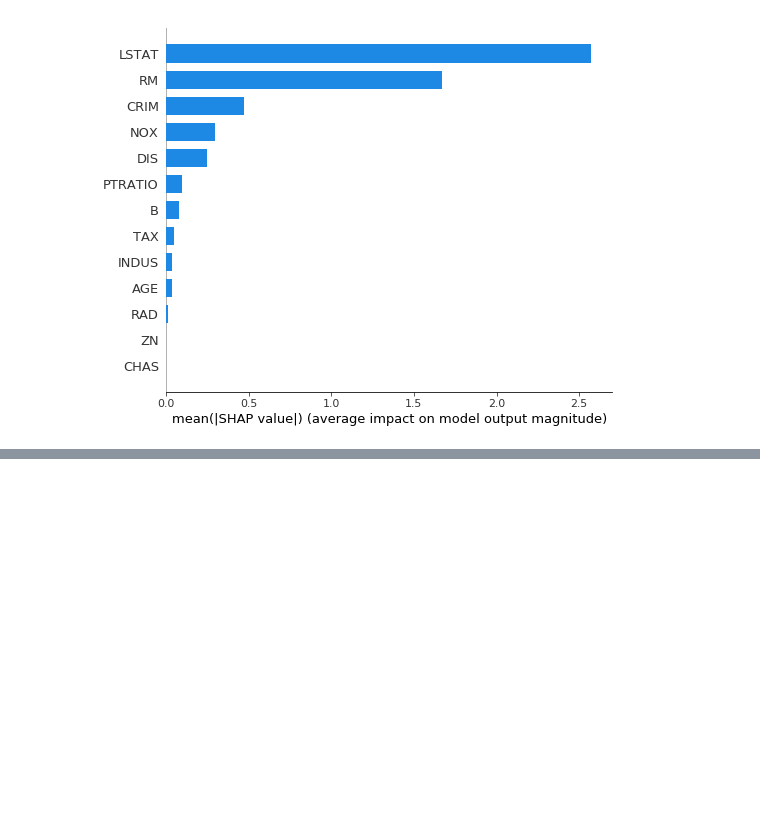
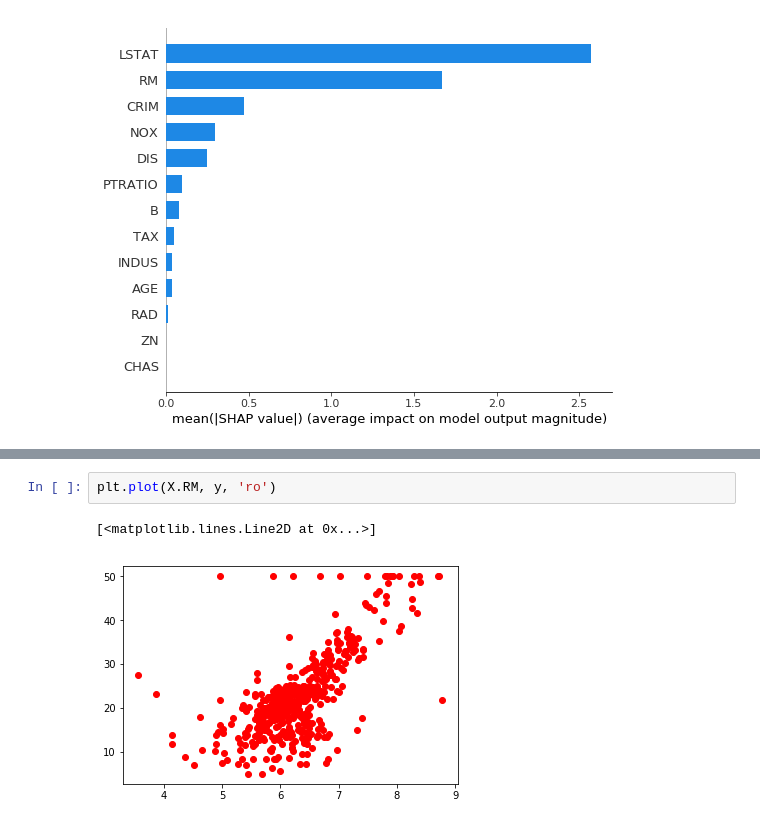
Before and after one commit to PengInGitHub/catboost, a Jupyter notebook: SHAP.ipynb, the cells around one changed output, grey strips where cells are left out. Drawn from its saved outputs; the diff is of its cells as text; blank space fills up the shorter version.

```diff
--- a/SHAP.ipynb
+++ b/SHAP.ipynb
@@ -132,0 +141,5 @@ shap.summary_plot(shap_values,X,plot_type='bar')
+# %%
+plt.plot(X.RM, y, 'ro')
+# %% [output]
+[<matplotlib.lines.Line2D at 0x...>]
+[figure, added]
```
Also changed, not shown: parts of 16 cells of this notebook.
